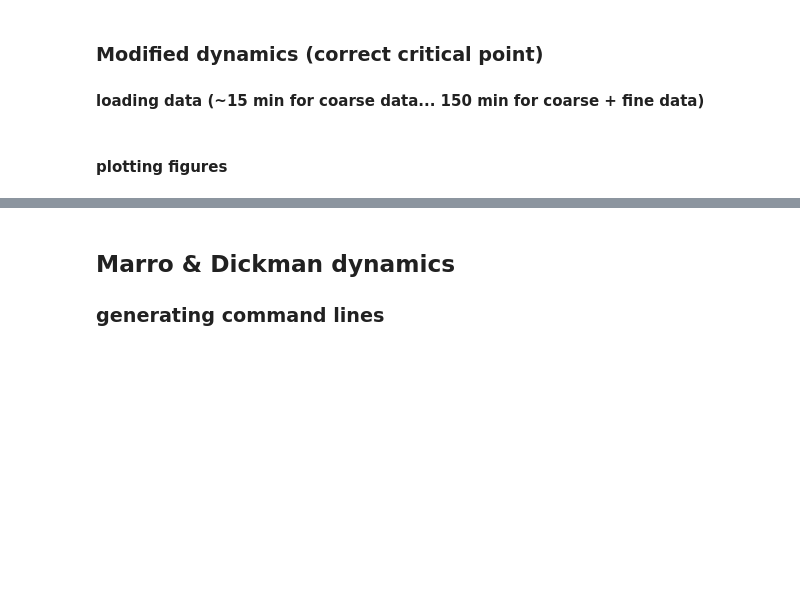
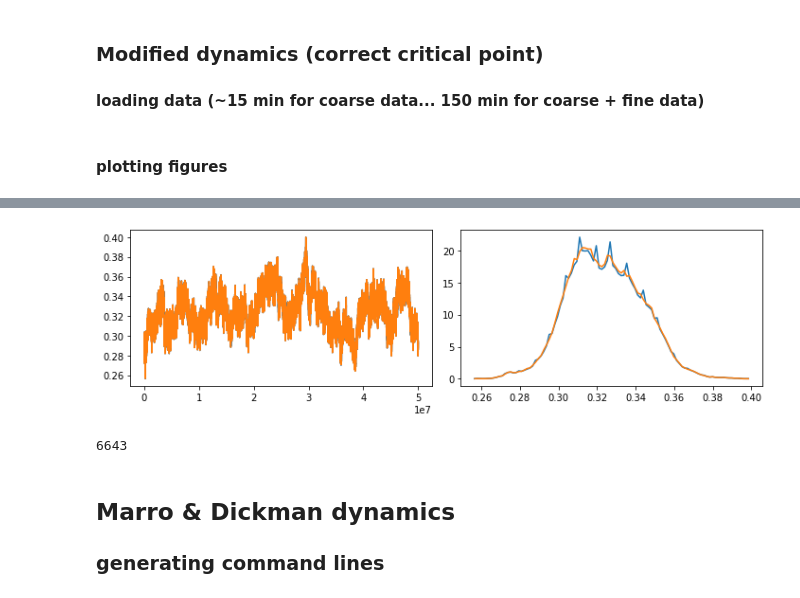
Before and after one commit to mgirardis/contact-process, a Jupyter notebook: check_phase_transition.ipynb, the cells around one changed output, grey strips where cells are left out. Cells and saved outputs as stored; diff of their text form; code cells hidden in the pictures; blank space fills up the shorter version.

```diff
--- a/check_phase_transition.ipynb
+++ b/check_phase_transition.ipynb
@@ -301,0 +379,24 @@ lambda_seq =  [2.48485 3.      3.2     4.00505 4.5    ]
+# %%
+#nbins  = d.rho.size//d.N
+rhob   = ptd.bin_time_series(d.rho,d.rho.size//(1000*d.N))
+
+print(d.rho.size)
+print(rhob.size)
+
+Pb,bb  = numpy.histogram(rhob,100,density=True)
+P,b    = numpy.histogram(d.rho,100,density=True)
+
+
+fig,ax = plt.subplots(nrows=1,ncols=2, figsize=(10,3))
+
+ax[0].plot(d.time,d.rho,'-')
+ax[0].plot(numpy.linspace(d.time[0],d.time[-1],rhob.size), rhob,'-')
+
+ax[1].plot(b[:-1] ,P,'-')
+ax[1].plot(bb[:-1],Pb,'-')
+
+plt.tight_layout()
+
+plt.show()
+# %% [output]
+[figure, added]
@@ -301,0 +415,8 @@ lambda_seq =  [2.48485 3.      3.2     4.00505 4.5    ]
+# %%
+import gc
+
+plt.close(fig)
+plt.close('all')
+gc.collect()
+# %% [output]
+6643
```
Also changed, not shown: parts of 14 cells of this notebook, 6 other files.
